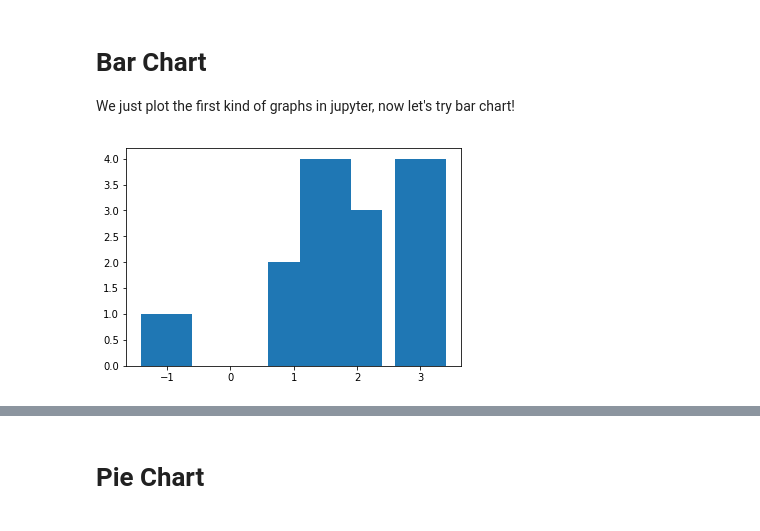
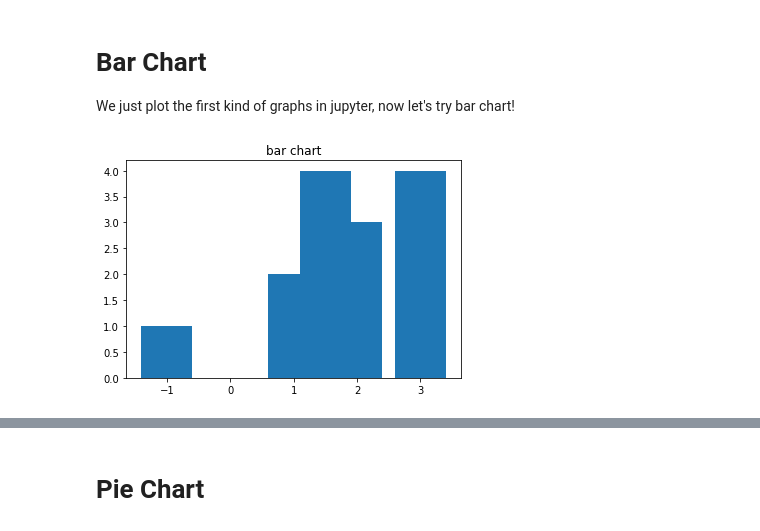
Before and after one commit to howawong/python-for-students, a Jupyter notebook: Data Visualization.ipynb, the cells around one changed output, grey strips where cells are left out. Cells and saved outputs as stored; diff of their text form; code cells hidden in the pictures.

Commit message:
Update Data Visualization Notebook

```diff
--- a/Data Visualization.ipynb
+++ b/Data Visualization.ipynb
@@ -52,9 +83,10 @@ plt.show()
 # Bar Chart
 We just plot the first kind of graphs in jupyter, now let's try bar chart!
 # %%
-y = [1, 2, 3, 4, 4]
-x = [-1.0, 1.0, 2.0, 1.5, 3.0]
+y = [1, 2, 4, 3, 4]
+x = [-1.0, 1.0, 1.5, 2.0 , 3.0]
 plt.bar(x, y)
+plt.title("bar chart")
 plt.show()
 # %% [output]
-[figure, old version]
+[figure, new version]
```
Also changed, not shown: parts of 20 cells of this notebook, 2 other files.
